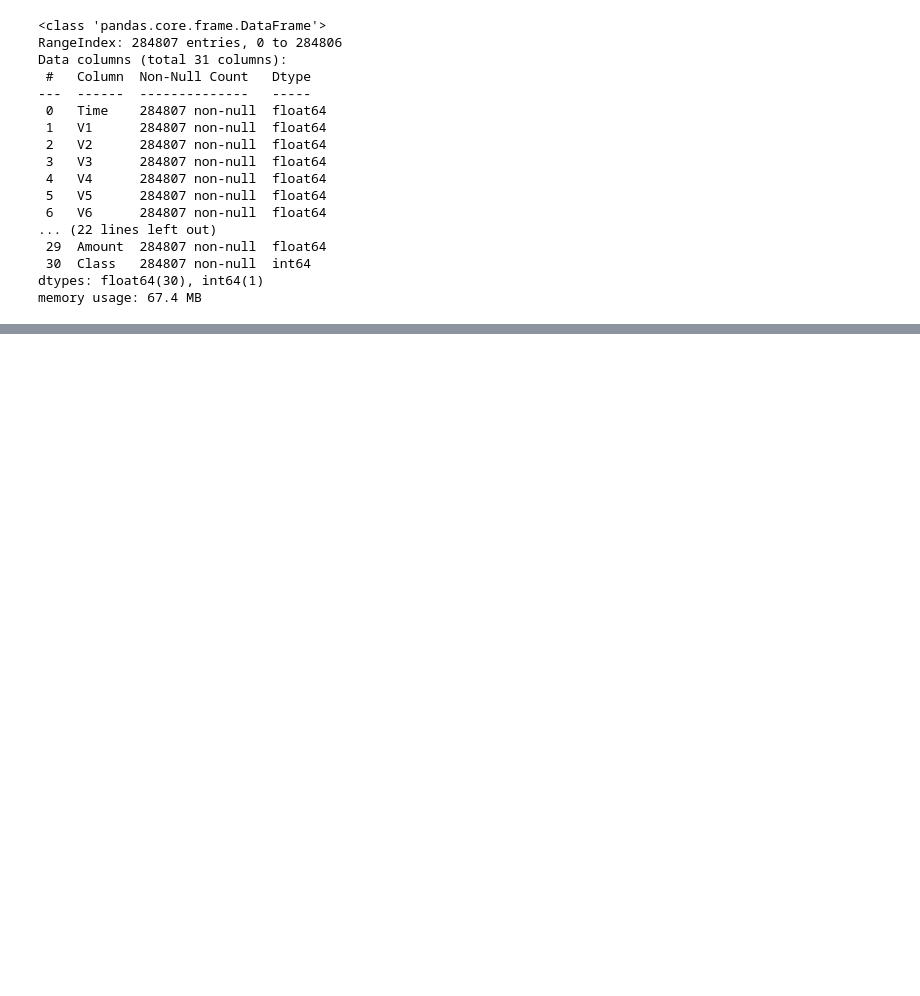
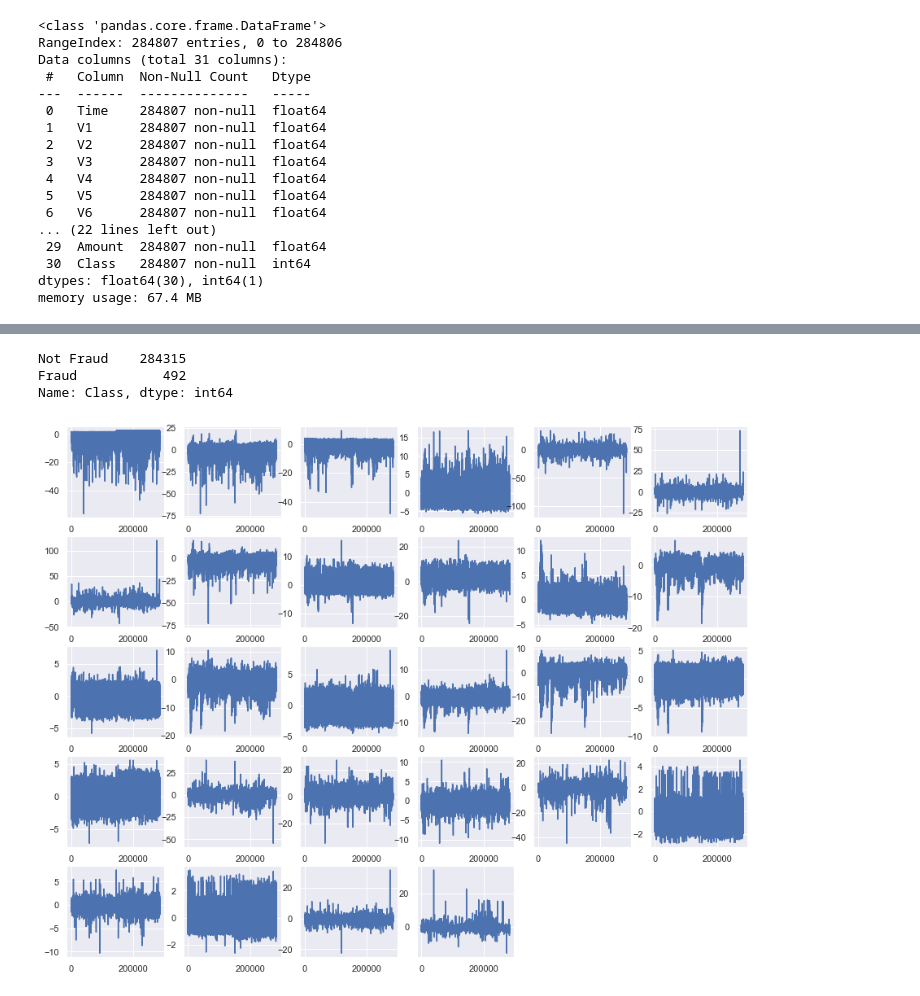
Before and after one commit to rhinoquake1/creditFraudDetection, a Jupyter notebook: detection.ipynb, the cells around one changed output, grey strips where cells are left out. Drawn from its saved outputs; the diff is of its cells as text; code cells hidden in the pictures; blank space fills up the shorter version.

Commit message:
Added matlib plot

```diff
--- a/detection.ipynb
+++ b/detection.ipynb
@@ -35,0 +49,21 @@ memory usage: 67.4 MB
+# %%
+# column Class is boolean and includes if a transaction was fraudulent
+class_defs = {
+    0: 'Not Fraud',
+    1: 'Fraud'
+}
+
+df.Class.value_counts().rename(index = class_defs)
+# %% [output]
+Not Fraud    284315
+Fraud           492
+Name: Class, dtype: int64
+# %%
+plot = plt.figure(figsize = (15, 12))
+v_cols = [x for x in df.columns if 'V' in x]
+v_nums = [x[1:] for x in df.columns if 'V' in x]
+
+for i in v_nums:
+    plt.subplot(5, 6, int(i)), plt.plot(df[v_cols[int(i)-1]])
+# %% [output]
+[figure, added]
```
Also changed, not shown: parts of 1 cell of this notebook.
